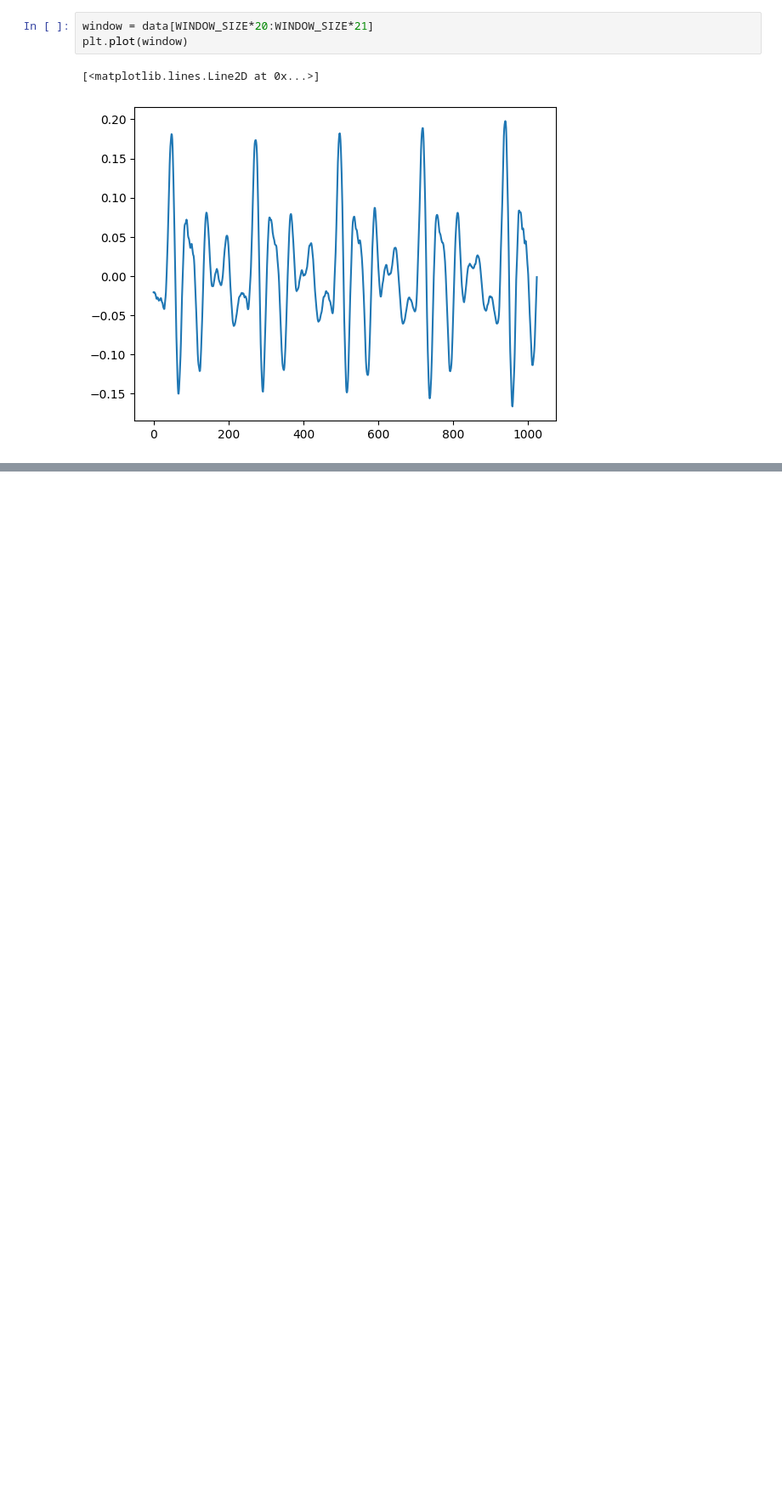
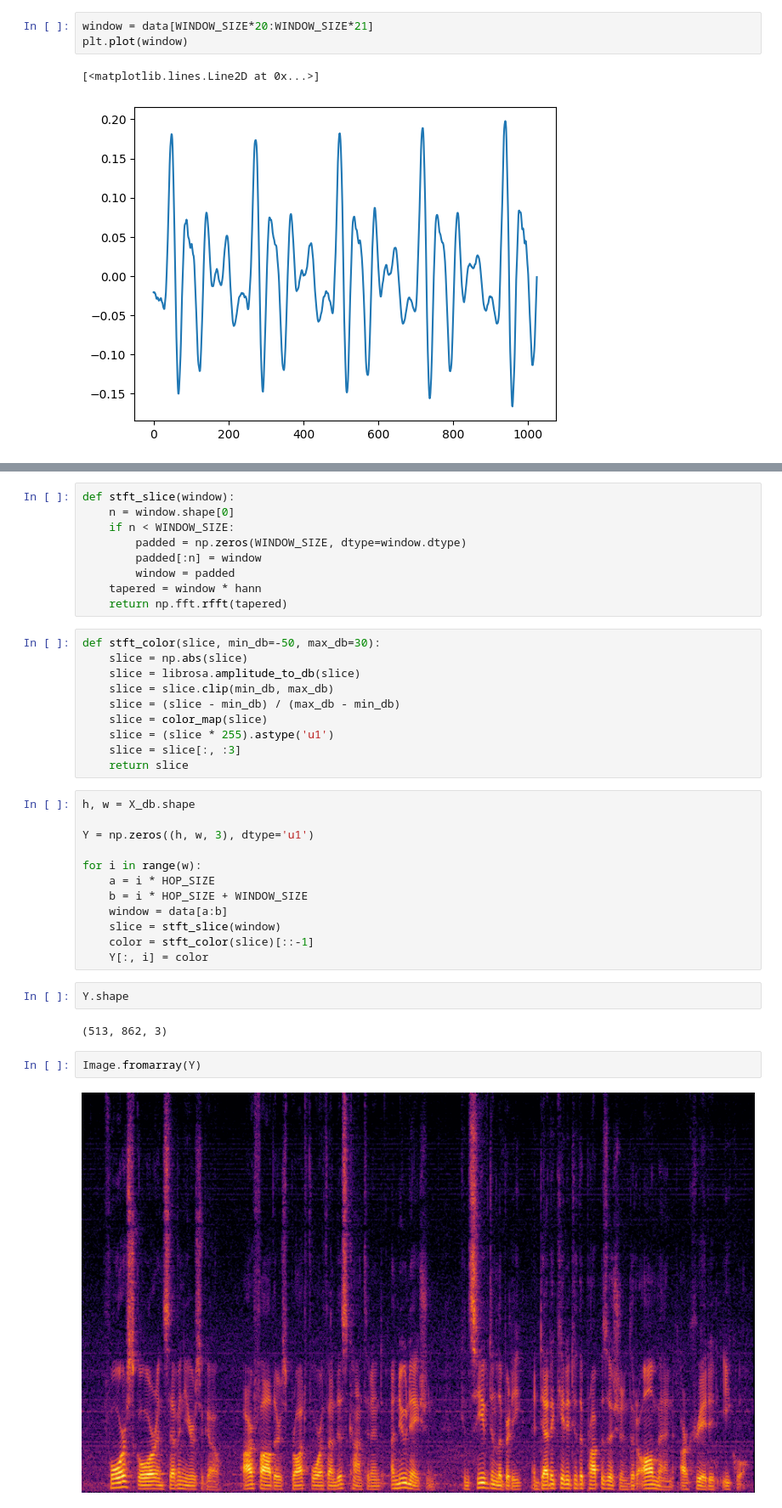
Before and after one commit to arifarman02/audio-spectogram, a Jupyter notebook: spectogram.ipynb, the cells around one changed output, grey strips where cells are left out. Shown at 85% size. Drawn from its saved outputs; the diff is of its cells as text; blank space fills up the shorter version.

```diff
--- a/spectogram.ipynb
+++ b/spectogram.ipynb
@@ -49,0 +61,39 @@ plt.plot(window)
+# %%
+def stft_slice(window):
+    n = window.shape[0]
+    if n < WINDOW_SIZE:
+        padded = np.zeros(WINDOW_SIZE, dtype=window.dtype)
+        padded[:n] = window
+        window = padded
+    tapered = window * hann
+    return np.fft.rfft(tapered)
+# %%
+def stft_color(slice, min_db=-50, max_db=30):
+    slice = np.abs(slice)
+    slice = librosa.amplitude_to_db(slice)
+    slice = slice.clip(min_db, max_db)
+    slice = (slice - min_db) / (max_db - min_db)
+    slice = color_map(slice)
+    slice = (slice * 255).astype('u1')
+    slice = slice[:, :3]
+    return slice
+# %%
+h, w = X_db.shape
+
+Y = np.zeros((h, w, 3), dtype='u1')
+
+for i in range(w):
+    a = i * HOP_SIZE
+    b = i * HOP_SIZE + WINDOW_SIZE
+    window = data[a:b]
+    slice = stft_slice(window)
+    color = stft_color(slice)[::-1]
+    Y[:, i] = color
+# %%
+Y.shape
+# %% [output]
+(513, 862, 3)
+# %%
+Image.fromarray(Y)
+# %% [output]
+[figure, added]
```
Also changed, not shown: parts of 3 cells of this notebook.
